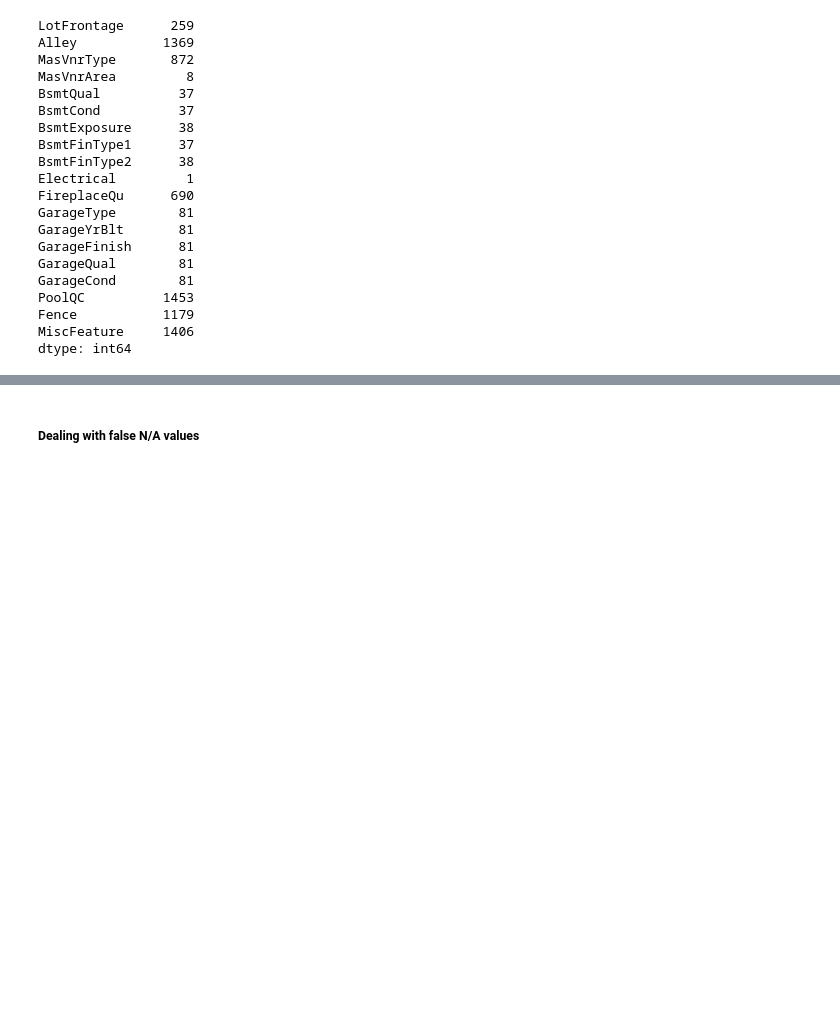
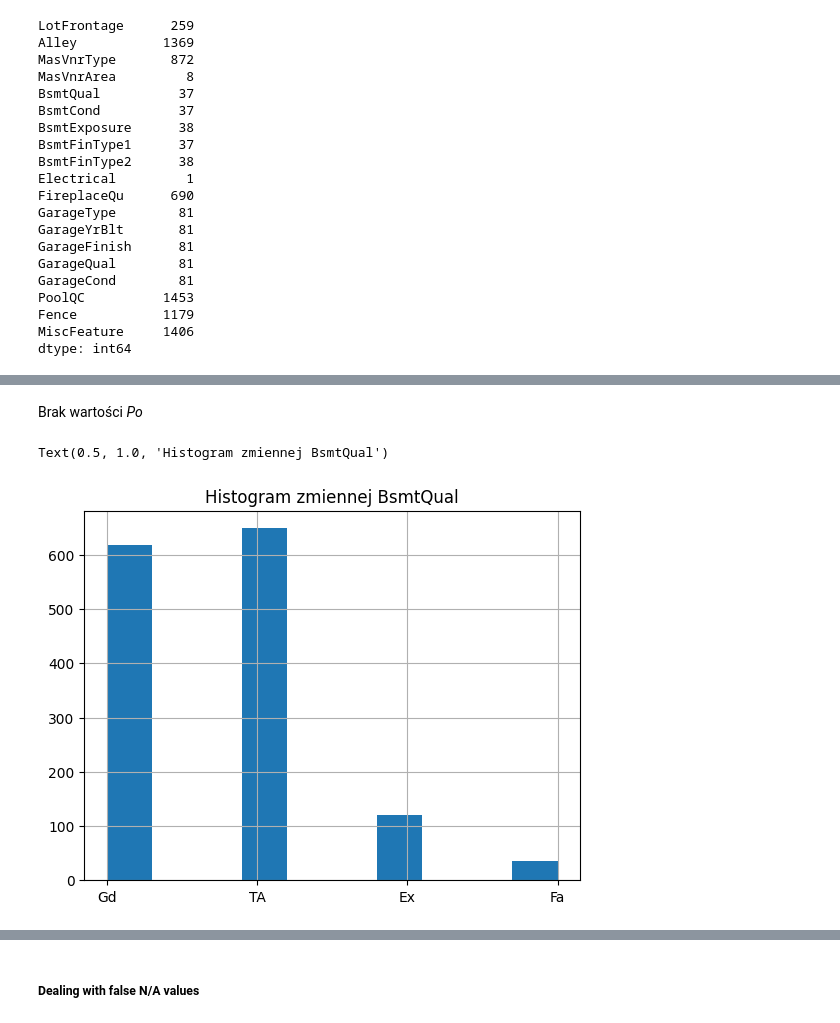
Before and after one commit to R4ken/Machine-Learning-Analysis, a Jupyter notebook: regression/solution.ipynb, the cells around one changed output, grey strips where cells are left out. Saved outputs shown, nothing was run; the diff lists cells and outputs as text; code cells hidden in the pictures; blank space fills up the shorter version.

```diff
--- a/regression/solution.ipynb
+++ b/regression/solution.ipynb
@@ -77,0 +74,8 @@ df.MasVnrType.hist()
+# %% [markdown]
+Brak wartości *Po*
+# %%
+df.BsmtQual.hist()
+plt.title("Histogram zmiennej BsmtQual")
+# %% [output]
+Text(0.5, 1.0, 'Histogram zmiennej BsmtQual')
+[figure, new version]
```
Also changed, not shown: parts of 40 cells of this notebook.
